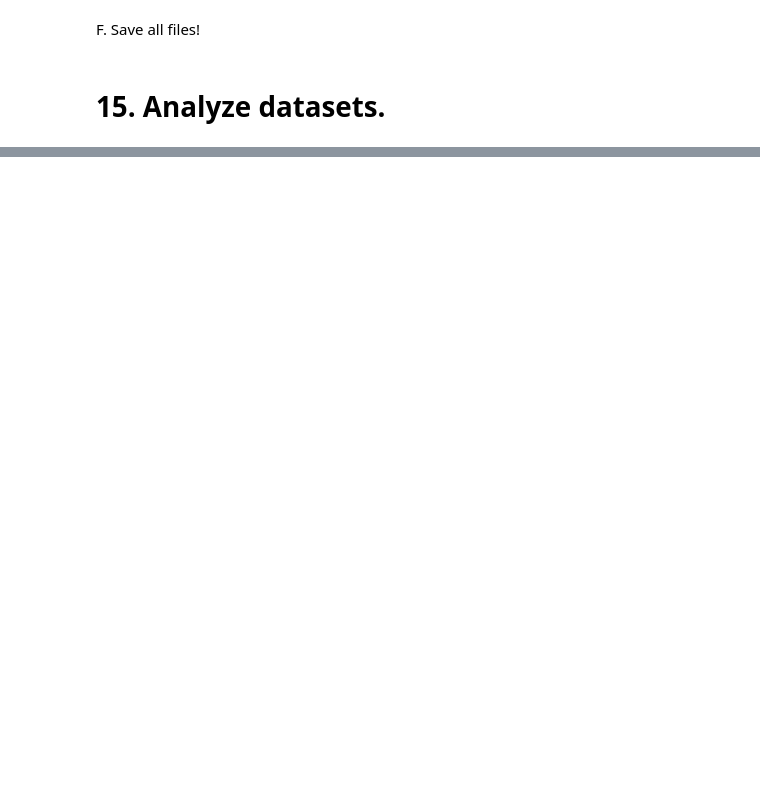
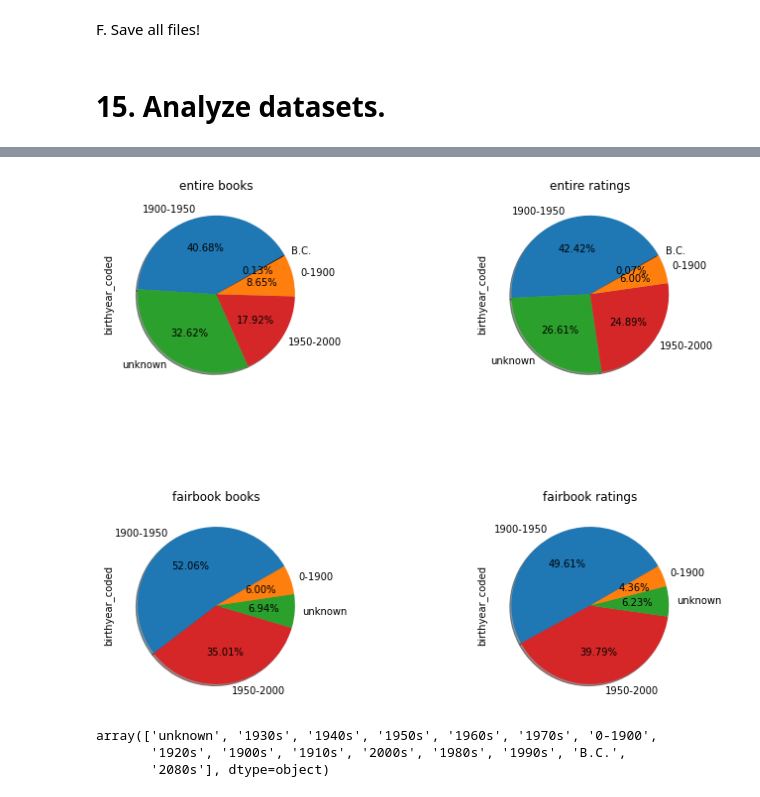
Before and after one commit to SavvinaDaniil/EnrichBookCrossing, a Jupyter notebook: All in one.ipynb, the cells around one changed output, grey strips where cells are left out. Cells and saved outputs as stored; diff of their text form; code cells hidden in the pictures; blank space fills up the shorter version.

```diff
--- a/All in one.ipynb
+++ b/All in one.ipynb
@@ -1146,0 +1553,43 @@ fairbook_ratings_with_properties.to_csv(location_to_save + 'fairbook_ratings_wit
+# %%
+for df in dfs:
+    df["birthyear_coded"] = df["birthyear"].apply(lambda x: "1000000" if x=="" else x)
+    df["birthyear_coded"] = df["birthyear_coded"].apply(lambda x: "2000000" if int(x)<0 else x)
+    df["birthyear_coded"] = df["birthyear_coded"].apply(lambda x: "3000000" if (int(x)>=0)&(int(x)<1900) else x)
+    df["birthyear_coded"] = df["birthyear_coded"].apply(lambda x: "4000000" if (int(x)>=1900)&(int(x)<1950) else x)
+    df["birthyear_coded"] = df["birthyear_coded"].apply(lambda x: "5000000" if (int(x)>=1950)&(int(x)<200000) else x)
+# %%
+for df in dfs:
+    df.birthyear_coded = df.birthyear_coded.replace("1000000","unknown")
+    df.birthyear_coded = df.birthyear_coded.replace("2000000","B.C.")
+    df.birthyear_coded = df.birthyear_coded.replace("3000000","0-1900")
+    df.birthyear_coded = df.birthyear_coded.replace("4000000","1900-1950")
+    df.birthyear_coded = df.birthyear_coded.replace("5000000","1950-2000")
+# %%
+colors={'1900-1950':'#1f77b4',
+        '1950-2000':'#d62728',
+       "unknown":"#2ca02c",
+       "0-1900":"#ff7f0e",
+       "B.C.":"black"}
+# %%
+fig, axes = plt.subplots(nrows=2, ncols=2,figsize=(10,10))
+for i in range(len(dfs)):
+
+    df = dfs[i].copy()
+    j1 = np.divide(i,2)
+    j2 = np.mod(i,2)
+    df.birthyear_coded.value_counts().plot(kind="pie",autopct='%.2f%%', shadow=True
+                                      , startangle=30, ax=axes[int(j1),int(j2)]
+                                     ,colors=[colors[v] for v in df['birthyear_coded'].value_counts().keys()])
+    axes[int(j1),int(j2)].tick_params(labelrotation=0)
+    axes[int(j1),int(j2)].title.set_text(dfs_names[i])
+plt.subplots_adjust(left=0.1,
+                    bottom=0.1,
+                    right=0.9,
+                    top=0.9,
+                    wspace=0.9,
+                    hspace=0.2)
+#fig.tight_layout()
+#fig.suptitle("Gender Distribution")
+#fig.show()
+# %% [output]
+[figure, added]
@@ -1146,0 +1603,6 @@ fairbook_ratings_with_properties.to_csv(location_to_save + 'fairbook_ratings_wit
+# %%
+dfs[0].birthyear_coded.unique()
+# %% [output]
+array(['unknown', '1930s', '1940s', '1950s', '1960s', '1970s', '0-1900',
+       '1920s', '1900s', '1910s', '2000s', '1980s', '1990s', 'B.C.',
+       '2080s'], dtype=object)
```
Also changed, not shown: parts of 81 cells of this notebook.
